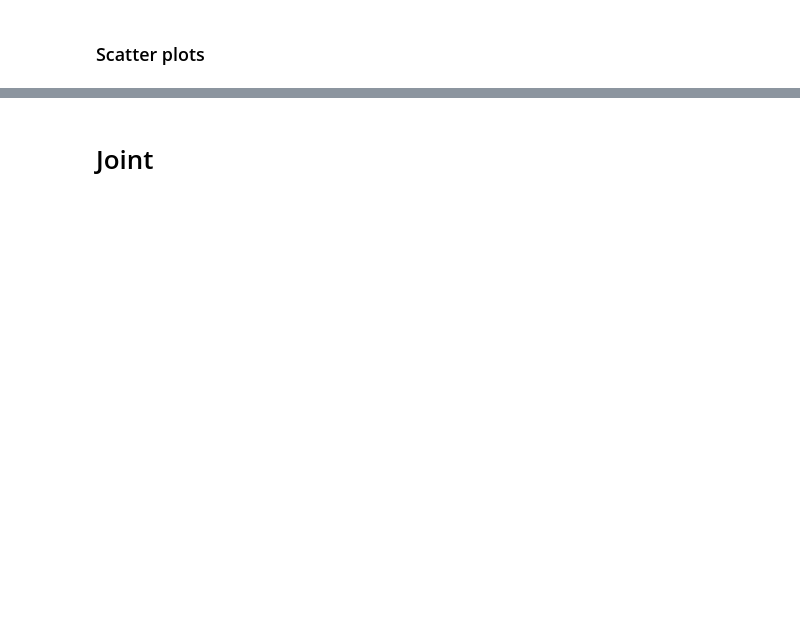
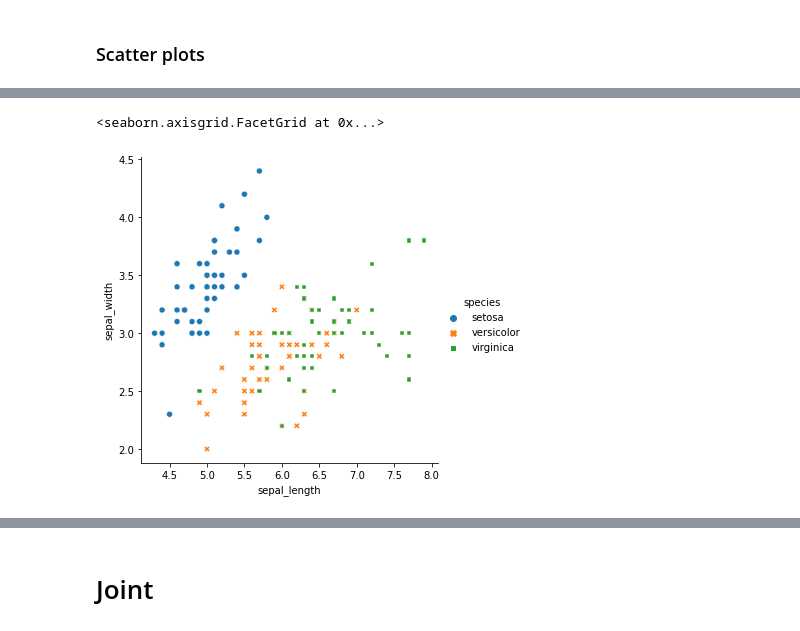
Before and after one commit to robertomanzanolopez/master-kschool, a Jupyter notebook: 06_Visualizacion_datos_con_python/Visualizacion_Python_02_empty.ipynb, the cells around one changed output, grey strips where cells are left out. Cells and saved outputs as stored; diff of their text form; code cells hidden in the pictures; blank space fills up the shorter version.

```diff
--- a/06_Visualizacion_datos_con_python/Visualizacion_Python_02_empty.ipynb
+++ b/06_Visualizacion_datos_con_python/Visualizacion_Python_02_empty.ipynb
@@ -27,0 +96,5 @@ https://github.com/allisonhorst/palmerpenguins
+# %%
+sns.relplot(data=df,x='sepal_length',y='sepal_width',style='species',hue='species')#style separa por species y hue me pone colores
+# %% [output]
+<seaborn.axisgrid.FacetGrid at 0x...>
+[figure, added]
```
Also changed, not shown: parts of 45 cells of this notebook, 1 other file.
